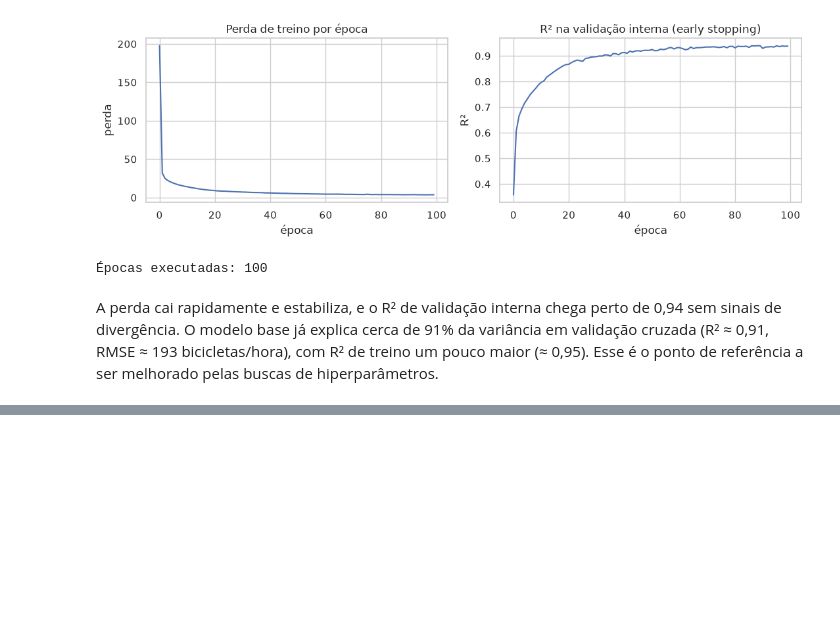
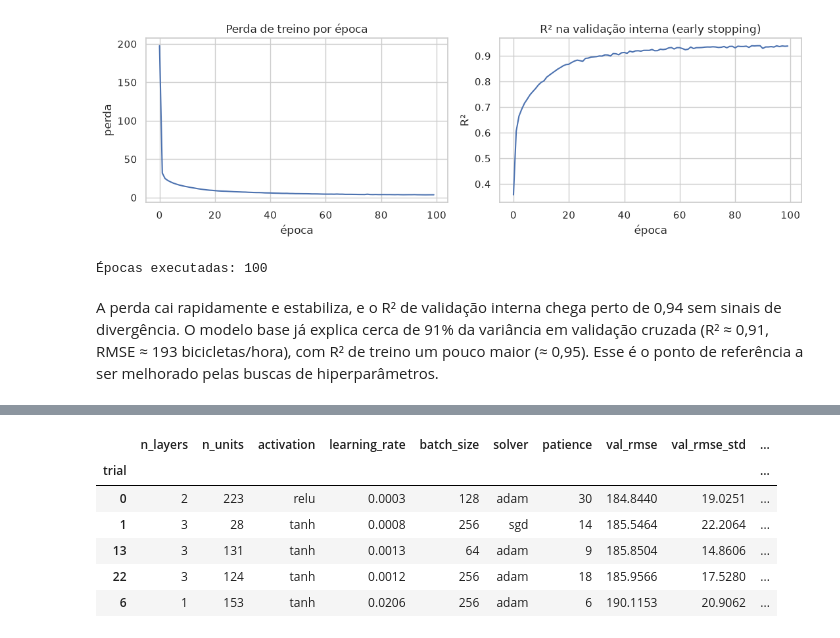
Before and after one commit to Gaalbu/Mlp-Som-Seoul-bike-renting, a Jupyter notebook: mlp_seoul_bike.ipynb, the cells around one changed output, grey strips where cells are left out. Saved outputs shown, nothing was run; the diff lists cells and outputs as text; code cells hidden in the pictures; blank space fills up the shorter version.

```diff
--- a/mlp_seoul_bike.ipynb
+++ b/mlp_seoul_bike.ipynb
@@ -348,0 +366,37 @@ A perda cai rapidamente e estabiliza, e o R² de validação interna chega perto
+# %%
+import optuna
+
+optuna.logging.set_verbosity(optuna.logging.WARNING)
+N_TRIALS = 25
+NO_SKILL_RMSE = float(y_train.std())
+
+
+def suggest_params(trial):
+    return {
+        "n_layers": trial.suggest_int("n_layers", 1, 3),
+        "n_units": trial.suggest_int("n_units", 16, 256, log=True),
+        "activation": trial.suggest_categorical("activation", ["relu", "tanh"]),
+        "learning_rate": trial.suggest_float("learning_rate", 1e-4, 1e-1, log=True),
+        "batch_size": trial.suggest_categorical("batch_size", [32, 64, 128, 256]),
+        "solver": trial.suggest_categorical("solver", ["adam", "sgd"]),
+        "patience": trial.suggest_int("patience", 5, 30),
+    }
+
+
+def objective(trial):
+    result = cv_evaluate(suggest_params(trial))
+    for key in ("val_rmse_std", "val_mae", "val_r2", "train_rmse", "train_r2"):
+        trial.set_user_attr(key, float(result[key]))
+    rmse = float(result["val_rmse"])
+    return min(rmse, NO_SKILL_RMSE) if np.isfinite(rmse) else NO_SKILL_RMSE
+
+
+def run_search(sampler):
+    study = optuna.create_study(direction="minimize", sampler=sampler)
+    study.optimize(objective, n_trials=N_TRIALS)
+    return study
+
+
+def trials_table(study):
+    rows = [{"trial": t.number, **t.params, "val_rmse": t.value, **t.user_attrs} for t in study.trials]
+    return pd.DataFrame(rows).set_index("trial")
@@ -348,0 +407,12 @@ A perda cai rapidamente e estabiliza, e o R² de validação interna chega perto
+# %%
+random_study = run_search(optuna.samplers.RandomSampler(seed=SEED))
+random_trials = trials_table(random_study)
+random_trials.sort_values("val_rmse").head(5).round(4)
+# %% [output]
+|  | n_layers | n_units | activation | learning_rate | batch_size | solver | patience | val_rmse | val_rmse_std | ... |
+| trial |  |  |  |  |  |  |  |  |  | ... |
+| 0 | 2 | 223 | relu | 0.0003 | 128 | adam | 30 | 184.8440 | 19.0251 | ... |
+| 1 | 3 | 28 | tanh | 0.0008 | 256 | sgd | 14 | 185.5464 | 22.2064 | ... |
+| 13 | 3 | 131 | tanh | 0.0013 | 64 | adam | 9 | 185.8504 | 14.8606 | ... |
+| 22 | 3 | 124 | tanh | 0.0012 | 256 | adam | 18 | 185.9566 | 17.5280 | ... |
+| 6 | 1 | 153 | tanh | 0.0206 | 256 | adam | 6 | 190.1153 | 20.9062 | ... |
```
Also changed, not shown: parts of 5 cells of this notebook.
